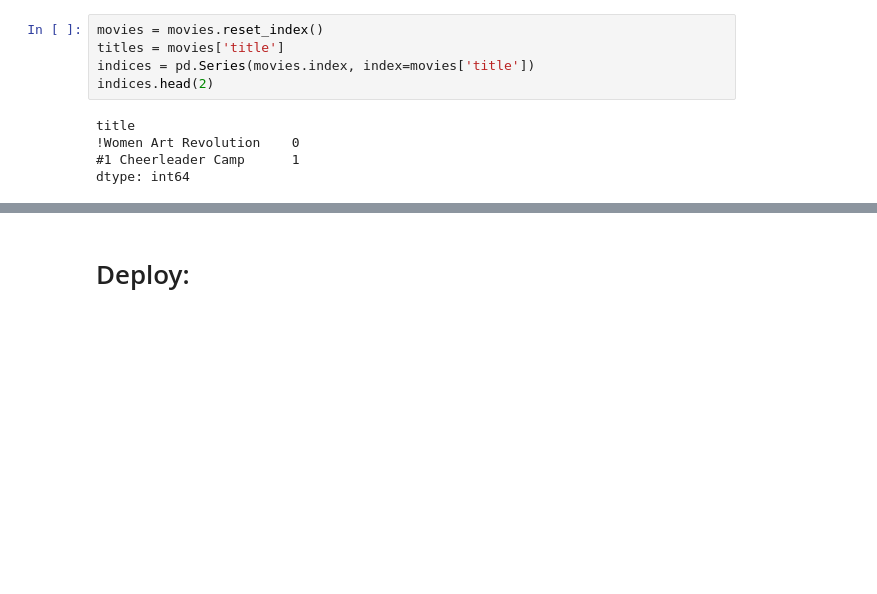
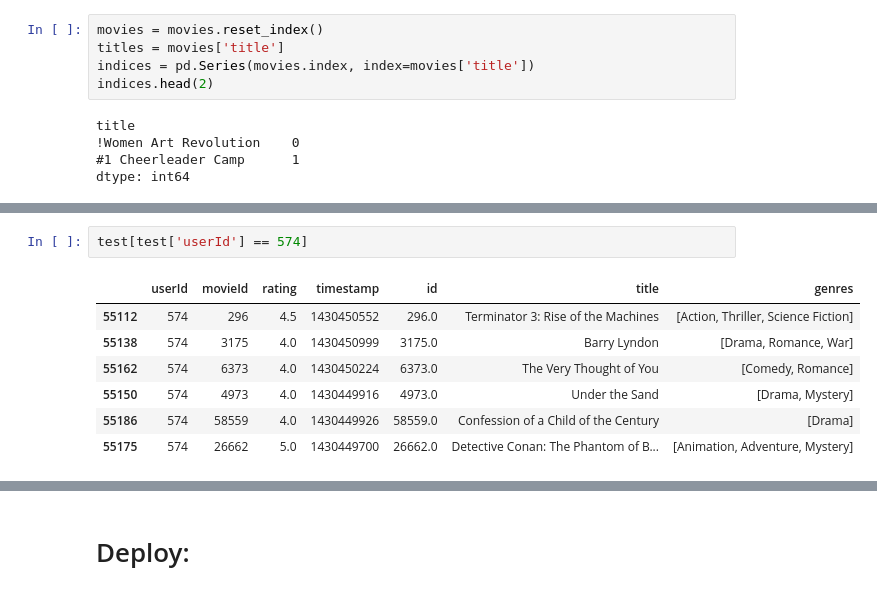
Before and after one commit to abrilnoguera/TMDBChatbot, a Jupyter notebook: trabajoAPA.ipynb, the cells around one changed output, grey strips where cells are left out. Drawn from its saved outputs; the diff is of its cells as text; blank space fills up the shorter version.

```diff
--- a/trabajoAPA.ipynb
+++ b/trabajoAPA.ipynb
@@ -1954,0 +1986,10 @@ AttributeError: 'Series' object has no attribute 'genres'
+# %%
+test[test['userId'] == 574]
+# %% [output]
+|  | userId | movieId | rating | timestamp | id | title | genres |
+| 55112 | 574 | 296 | 4.5 | 1430450552 | 296.0 | Terminator 3: Rise of the Machines | [Action, Thriller, Science Fiction] |
+| 55138 | 574 | 3175 | 4.0 | 1430450999 | 3175.0 | Barry Lyndon | [Drama, Romance, War] |
+| 55162 | 574 | 6373 | 4.0 | 1430450224 | 6373.0 | The Very Thought of You | [Comedy, Romance] |
+| 55150 | 574 | 4973 | 4.0 | 1430449916 | 4973.0 | Under the Sand | [Drama, Mystery] |
+| 55186 | 574 | 58559 | 4.0 | 1430449926 | 58559.0 | Confession of a Child of the Century | [Drama] |
+| 55175 | 574 | 26662 | 5.0 | 1430449700 | 26662.0 | Detective Conan: The Phantom of B... | [Animation, Adventure, Mystery] |
```
Also changed, not shown: parts of 29 cells of this notebook, 2 other files.
